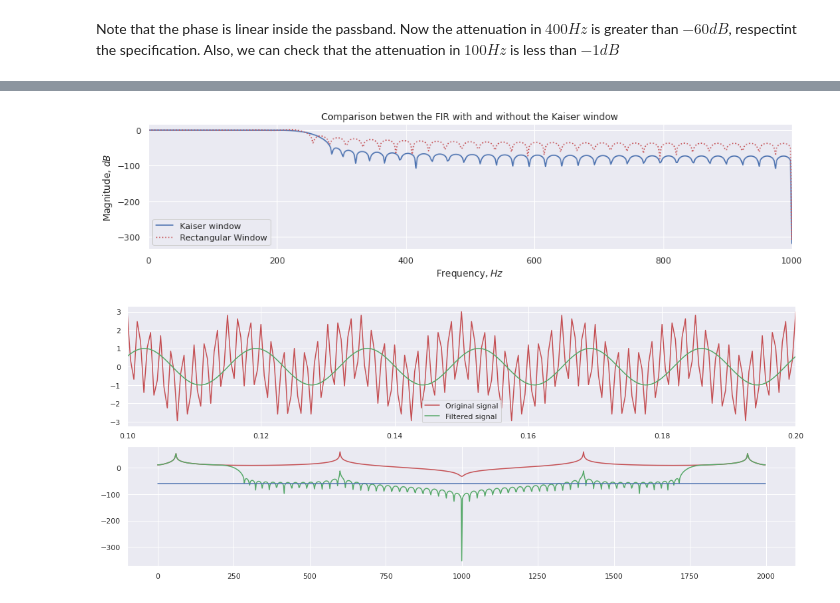
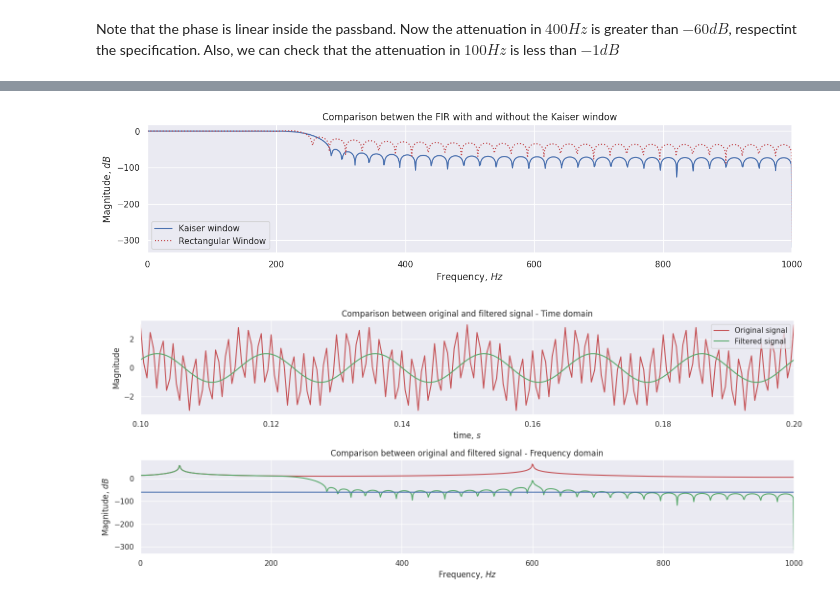
Before and after one commit to JoaoPi314/PDS-sampling-exercise, a Jupyter notebook: Low-pass FIR Filter project.ipynb, the cells around one changed output, grey strips where cells are left out. Cells and saved outputs as stored; diff of their text form; code cells hidden in the pictures.

```diff
--- a/Low-pass FIR Filter project.ipynb
+++ b/Low-pass FIR Filter project.ipynb
@@ -64,7 +64,7 @@ beta = 5.65326
 # Important variables
 
 N = M + 1
-FFT_N = 1024
+FFT_N = 2048
 Wn = (stopband + passband)/2
 max_attenuation_in_passband = 1
 cuttof_frequency = Wn/(Fs/2)*np.pi
@@ -195,38 +195,44 @@ plt.ylabel("Magnitude, $dB$")
 plt.legend(["Kaiser window", "Rectangular Window"])
 plt.show()
 # %% [output]
-[figure, old version]
+[figure, new version]
 # %%
-t = np.arange(0, (1024/Fs), step=(1/Fs))
+t = np.arange(0, (2048/Fs), step=(1/Fs))
 
 y = np.cos(2*np.pi*60*t) + 2*np.cos(2*np.pi*600*t)
 
 plt.figure(figsize=(15,6))
 
 Y = my_fft.fft_calc(y)
 Y = np.array(Y, dtype='complex')
 Y_filtered = Y * Hkaiser
 Y_filtered = np.array(Y_filtered, dtype='complex')
 
 y_filtered = ifft(Y_filtered)
 
 
 mag_y = 20*np.log10(np.abs(Y))
 mag_y_filtered = 20*np.log10(np.abs(Y_filtered))
 
 plt.subplot(2, 1, 1)
 plt.plot(t, y, '-r')
 plt.plot(t, y_filtered.real, '-g')
+plt.xlabel('time, $s$')
+plt.ylabel('Magnitude')
+plt.title('Comparison between original and filtered signal - Time domain')
 # Ploting a range after the transitory period
 plt.xlim(0.1, 0.2)
 plt.legend(["Original signal", "Filtered signal"])
 
 plt.subplot(2 ,1 ,2)
 plt.plot(k, mag_y, '-r')
 plt.plot(k, mag_y_filtered, '-g')
 plt.plot(k, k.size*[-60])
-
-
+plt.xlabel('Frequency, $Hz$')
+plt.ylabel('Magnitude, $dB$')
+plt.title('Comparison between original and filtered signal - Frequency domain')
+plt.xlim(0, Fs/2)
+np.save('fir', y_filtered)
 plt.tight_layout()
 # %% [output]
-[figure, old version]
+[figure, new version]
```
Also changed, not shown: parts of 1 cell of this notebook.
